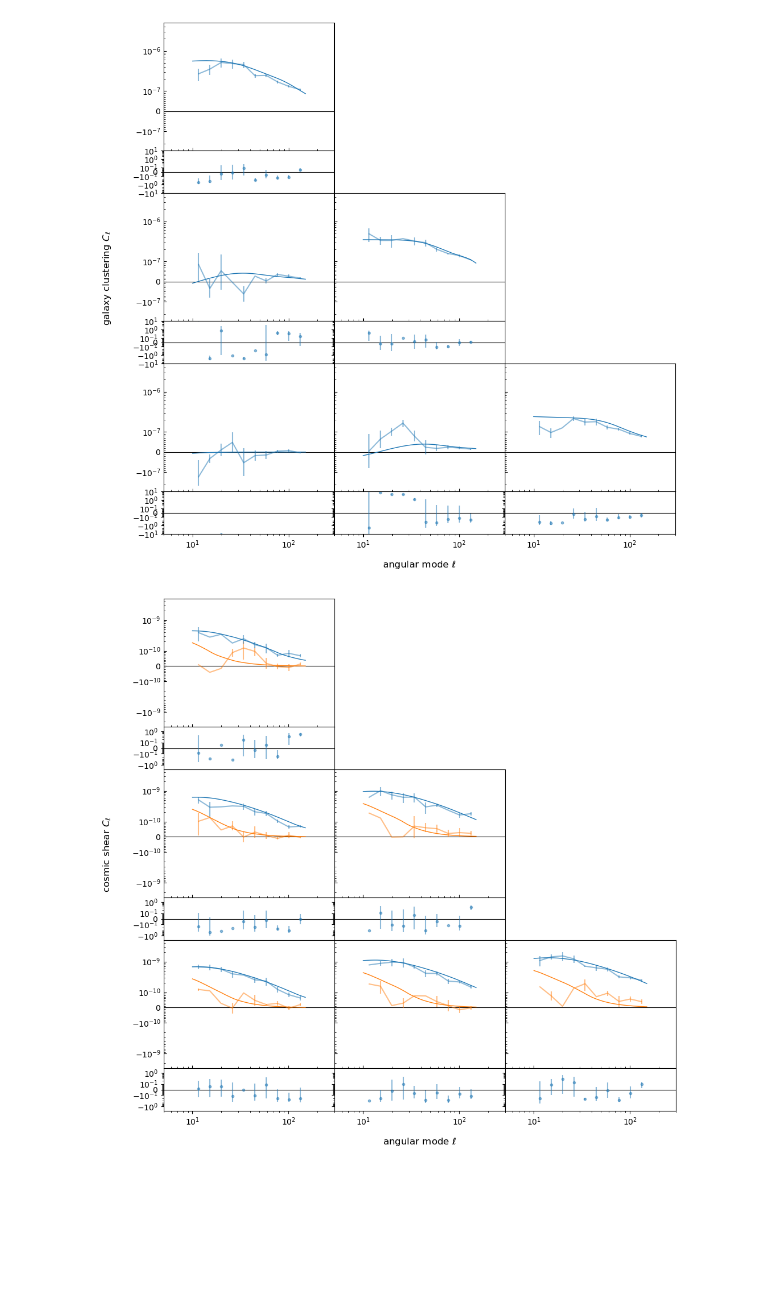
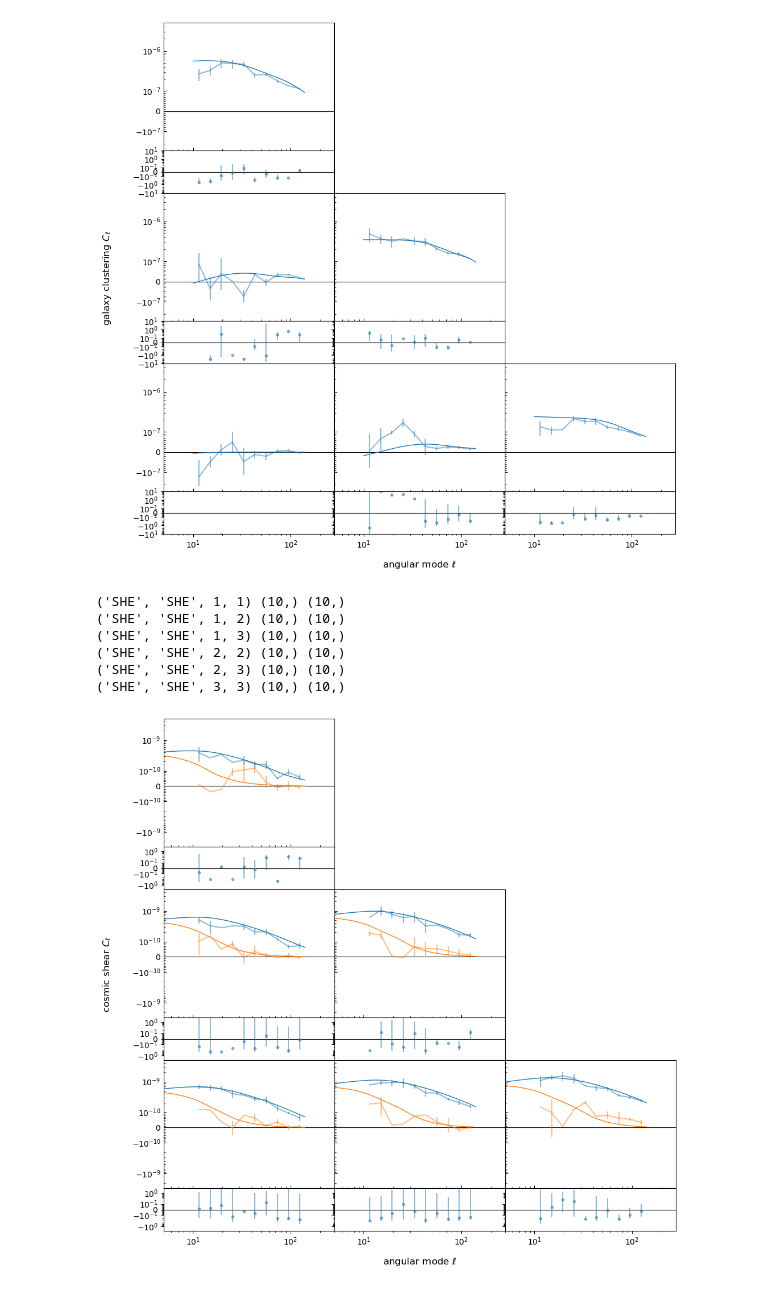
Before and after one commit to heracles-ec/heracles, a Jupyter notebook: examples/jackknife-covariance.ipynb, the cells around one changed output. Drawn from its saved outputs; the diff is of its cells as text; code cells hidden in the pictures; blank space fills up the shorter version.

```diff
--- a/examples/jackknife-covariance.ipynb
+++ b/examples/jackknife-covariance.ipynb
@@ -39,7 +39,7 @@ with Progress("example data") as progress:
 This is the resolution parameter for measuring spectra from *HEALPix* maps.  Here, we use `nside = 128` since that is the resolution at which the example data has been created. A value `lmax` of approximate 1.5x `nside` is fairly safe in terms of errors introduced by *HEALPix*. For the purpose of this tutorial we will only use 3 tomographic bins.
 # %%
 nside = 128
-lmax = 150
+lmax = 140
 nbins = 4
 # %% [markdown]
 ## Prepare maps
@@ -192,0 +213,3 @@ However, the prefactor $(K-1)$ ensures that the Jackknige covariance doesn't van
+# %%
+for key in cqs1[(1,)].keys():
+    print(key, cqs1[(1,)][key].shape)
@@ -193,2 +234,5 @@ However, the prefactor $(K-1)$ ensures that the Jackknige covariance doesn't van
 # %%
 cov_jk = dices.jackknife_covariance(cqs1)
+# %%
+for key in cov_jk.keys():
+    print(key, cov_jk[key].shape)
@@ -356,7 +431,7 @@ for i in range(1, nbins):
     for j in range(i, nbins):
         key = ("POS", "POS", i, j)
         cov_key = ("POS", "POS", "POS", "POS", i, j, i, j)
-        c = debiased_cov_jk[cov_key][0, 0][:, :]
+        c = debiased_cov_jk[cov_key]
         err = np.sqrt(np.diag(c))
         ax[2 * (j - 1), i - 1].errorbar(
             lgrid, cqs0[key], yerr=err, c="C0", lw=1.5, zorder=3.0, alpha=0.5
@@ -421,13 +496,13 @@ for i in range(1, nbins):
     for j in range(i, nbins):
         key = ("SHE", "SHE", i, j)
         cov_key = ("SHE", "SHE", "SHE", "SHE", i, j, i, j)
-        e_c = debiased_cov_jk[cov_key][0, 0]
+        e_c = debiased_cov_jk[cov_key][0, 0, 0, 0, :, :]
         e_err = np.sqrt(np.diag(e_c))
-        b_c = debiased_cov_jk[cov_key][1, 1]
+        b_c = debiased_cov_jk[cov_key][1, 1, 1, 1, :, :]
         b_err = np.sqrt(np.diag(b_c))
         ax[2 * (j - 1), i - 1].errorbar(
             lgrid,
-            cqs0[key][0, :],
+            cqs0[key][0, 0, :],
             yerr=e_err,
             c="C0",
             lw=1.5,
@@ -435,12 +510,12 @@ for i in range(1, nbins):
             alpha=0.5,
         )
         ax[2 * (j - 1), i - 1].plot(
-            ell[10:], theory_cls[key][0, 10:], c="C0", lw=1.0, zorder=4.0
+            ell, theory_cls[key][0, 0, :], c="C0", lw=1.0, zorder=4.0
         )
         ax[2 * (j - 1) + 1, i - 1].errorbar(
             lgrid,
-            (cqs0[key][0, :] - heracles.binned(theory_cls[key][0, 2:], ledges))
-            / heracles.binned(theory_cls[key][0, 2:], ledges),
+            (cqs0[key][0, 0, :] - heracles.binned(theory_cls[key][0, 0, 2:], ledges))
+            / heracles.binned(theory_cls[key][0, 0, 2:], ledges),
             yerr=np.abs(e_err / cqs0[key][0, :]),
             fmt=".",
             c="C0",
@@ -450,7 +525,7 @@ for i in range(1, nbins):
         )
         ax[2 * (j - 1), i - 1].errorbar(
             lgrid,
-            cqs0[key][1, :],
+            cqs0[key][1, 1, :],
             yerr=b_err,
             c="C1",
             lw=1.5,
@@ -458,8 +533,8 @@ for i in range(1, nbins):
             alpha=0.5,
         )
         ax[2 * (j - 1), i - 1].plot(
-            ell[10:],
-            theory_cls[key][1, 10:],
+            ell,
+            theory_cls[key][1, 1, :],
             c="C1",
             lw=1.0,
             zorder=2.0,
@@ -472,34 +547,40 @@ for i in range(1, nbins):
         )
         ax[2 * (j - 1), i - 1].set_ylim(-3e-9, 5e-9)
         ax[2 * (j - 1) + 1, i - 1].set_yscale(
             "symlog", linthresh=0.1, linscale=0.45, subs=np.arange(0.1, 1.0, 0.1)
         )
         ax[2 * (j - 1) + 1, i - 1].set_ylim(-2.5, 2.5)
 
         ax[2 * (j - 1), i - 1].set_xscale("log")
         ax[2 * (j - 1), i - 1].set_xlim(5, lmax * 2)
         ax[2 * (j - 1) + 1, i - 1].set_xscale("log")
         ax[2 * (j - 1) + 1, i - 1].set_xlim(5, lmax * 2)
         if i > 1:
             ax[2 * (j - 1), i - 1].set_yticklabels([])
             ax[2 * (j - 1) + 1, i - 1].set_yticklabels([])
 ax[0, 0].xaxis.get_major_locator().set_params(numticks=99)
 ax[0, 0].xaxis.get_minor_locator().set_params(
     numticks=99, subs=np.arange(0.1, 1.0, 0.1)
 )
 # ax[0, 0].set_yscale(
 #    "symlog", linthresh=1e-10, linscale=0.45, subs=np.arange(0.1, 1.0, 0.1)
 # )
 # ax[0, 0].set_ylim(-3e-7, 5e-7)
 
 fig.subplots_adjust(left=0.0, bottom=0.0, right=1.0, top=1.0, wspace=0.0, hspace=0.0)
 
 fig.supxlabel("angular mode $\\ell$", y=-0.05, va="top")
 fig.supylabel("cosmic shear $C_\\ell$", x=-0.1, ha="right")
 
 plt.show()
 # %% [output]
+('SHE', 'SHE', 1, 1) (10,) (10,)
+('SHE', 'SHE', 1, 2) (10,) (10,)
+('SHE', 'SHE', 1, 3) (10,) (10,)
+('SHE', 'SHE', 2, 2) (10,) (10,)
+('SHE', 'SHE', 2, 3) (10,) (10,)
+('SHE', 'SHE', 3, 3) (10,) (10,)
-[figure, old version]
+[figure, new version]
 # %%
 fig, ax = plt.subplots(
     2 * (nbins - 1),
```
Also changed, not shown: parts of 10 cells of this notebook, 3 other files.
